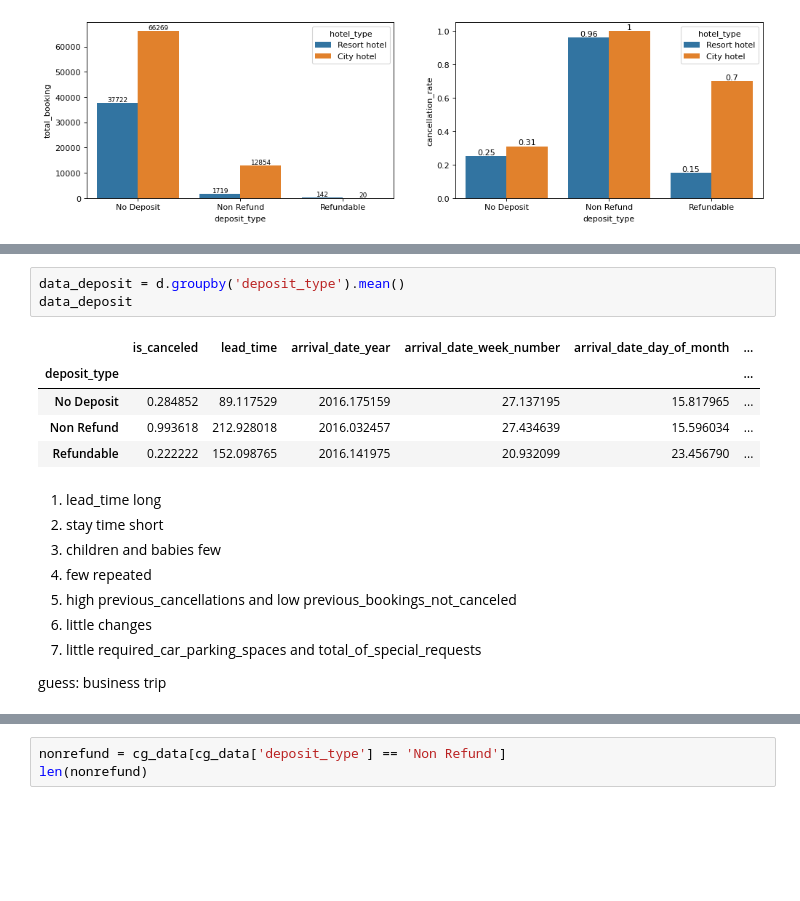
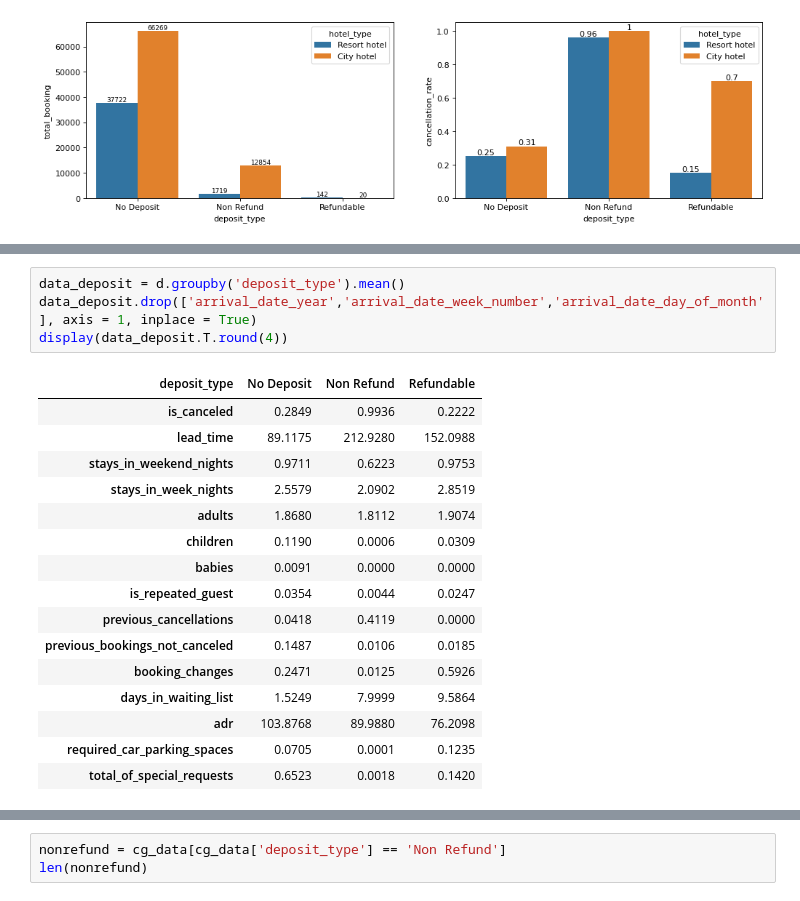
Before and after one commit to Mengyao41/ML_proj2, a Jupyter notebook: project2.ipynb, the cells around one changed output, grey strips where cells are left out. Saved outputs shown, nothing was run; the diff lists cells and outputs as text; blank space fills up the shorter version.

```diff
--- a/project2.ipynb
+++ b/project2.ipynb
@@ -530,19 +536,21 @@ for i in ax2.containers:
 # %%
 data_deposit = d.groupby('deposit_type').mean()
-data_deposit
+data_deposit.drop(['arrival_date_year','arrival_date_week_number','arrival_date_day_of_month'], axis = 1, inplace = True)
+display(data_deposit.T.round(4))
 # %% [output]
-|  | is_canceled | lead_time | arrival_date_year | arrival_date_week_number | arrival_date_day_of_month | ... |
-| deposit_type |  |  |  |  |  | ... |
-| No Deposit | 0.284852 | 89.117529 | 2016.175159 | 27.137195 | 15.817965 | ... |
-| Non Refund | 0.993618 | 212.928018 | 2016.032457 | 27.434639 | 15.596034 | ... |
-| Refundable | 0.222222 | 152.098765 | 2016.141975 | 20.932099 | 23.456790 | ... |
+| deposit_type | No Deposit | Non Refund | Refundable |
+| is_canceled | 0.2849 | 0.9936 | 0.2222 |
+| lead_time | 89.1175 | 212.9280 | 152.0988 |
+| stays_in_weekend_nights | 0.9711 | 0.6223 | 0.9753 |
+| stays_in_week_nights | 2.5579 | 2.0902 | 2.8519 |
+| adults | 1.8680 | 1.8112 | 1.9074 |
+| children | 0.1190 | 0.0006 | 0.0309 |
+| babies | 0.0091 | 0.0000 | 0.0000 |
+| is_repeated_guest | 0.0354 | 0.0044 | 0.0247 |
+| previous_cancellations | 0.0418 | 0.4119 | 0.0000 |
+| previous_bookings_not_canceled | 0.1487 | 0.0106 | 0.0185 |
+| booking_changes | 0.2471 | 0.0125 | 0.5926 |
+| days_in_waiting_list | 1.5249 | 7.9999 | 9.5864 |
+| adr | 103.8768 | 89.9880 | 76.2098 |
+| required_car_parking_spaces | 0.0705 | 0.0001 | 0.1235 |
+| total_of_special_requests | 0.6523 | 0.0018 | 0.1420 |
-# %% [markdown]
-1. lead_time long
-2. stay time short
-3. children and babies few
-4. few repeated
-5. high previous_cancellations and low previous_bookings_not_canceled
-6. little changes
-7. little required_car_parking_spaces and total_of_special_requests
-
-guess: business trip
```
Also changed, not shown: parts of 62 cells of this notebook.
